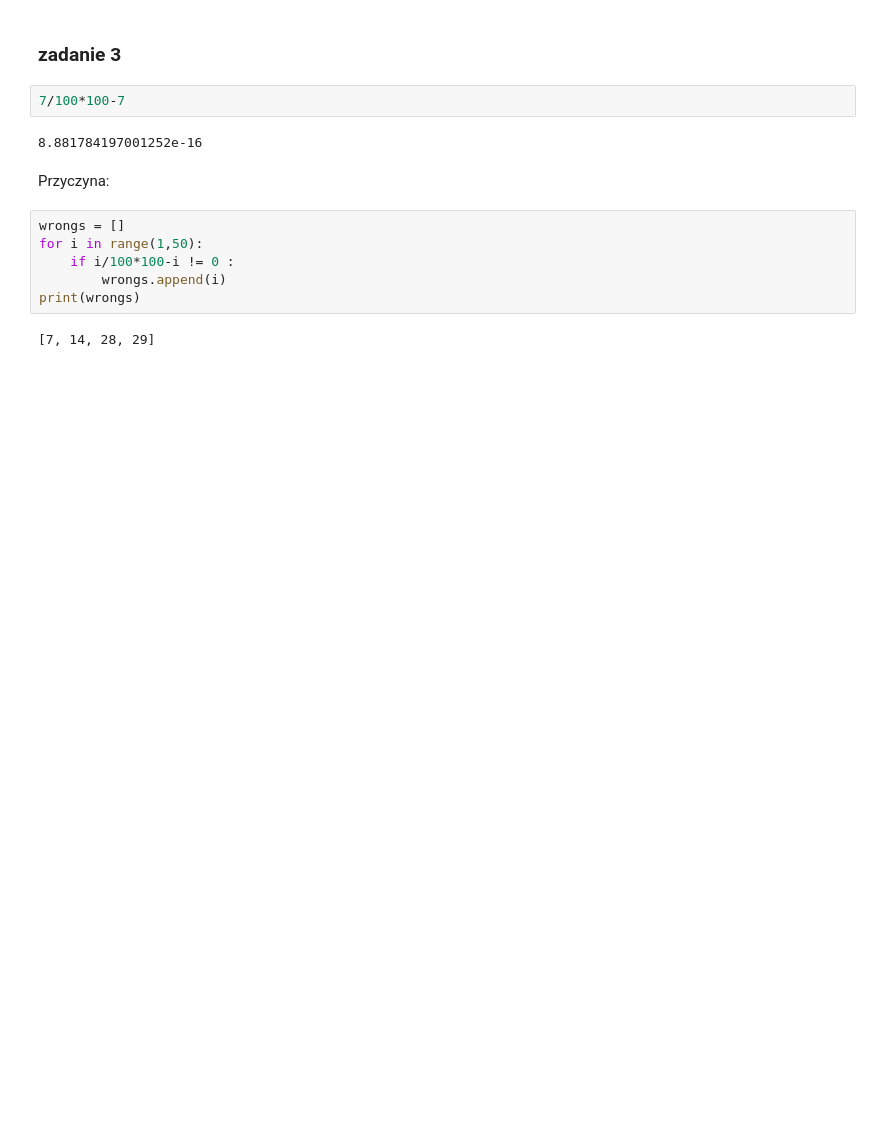
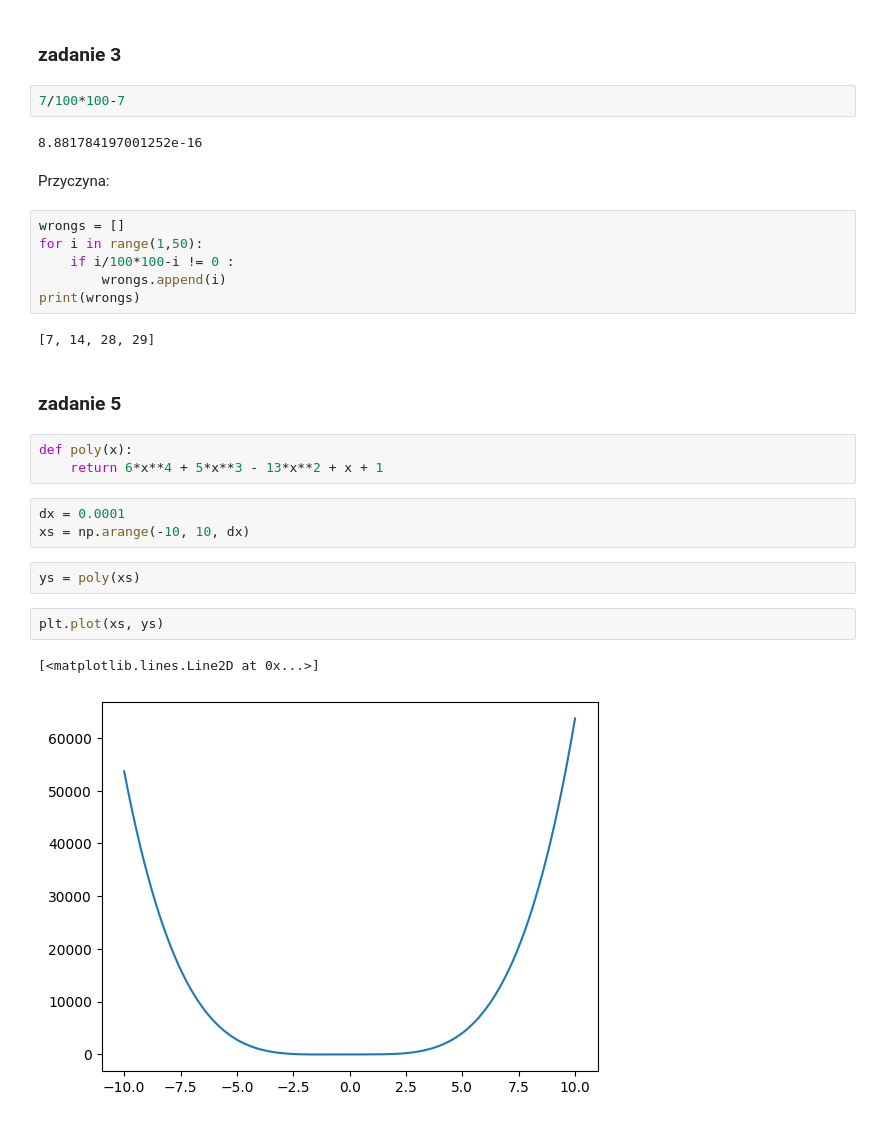
Before and after one commit to MariaNowacka/metody_num, a Jupyter notebook: 275981.ipynb, the cells around one changed output. Drawn from its saved outputs; the diff is of its cells as text; blank space fills up the shorter version.

```diff
--- a/275981.ipynb
+++ b/275981.ipynb
@@ -76,3 +76,18 @@ for i in range(1,50):
 print(wrongs)
 # %% [output]
 [7, 14, 28, 29]
+# %% [markdown]
+### zadanie 5
+# %%
+def poly(x):
+    return 6*x**4 + 5*x**3 - 13*x**2 + x + 1
+# %%
+dx = 0.0001
+xs = np.arange(-10, 10, dx)
+# %%
+ys = poly(xs)
+# %%
+plt.plot(xs, ys)
+# %% [output]
+[<matplotlib.lines.Line2D at 0x...>]
+[figure, added]
```
